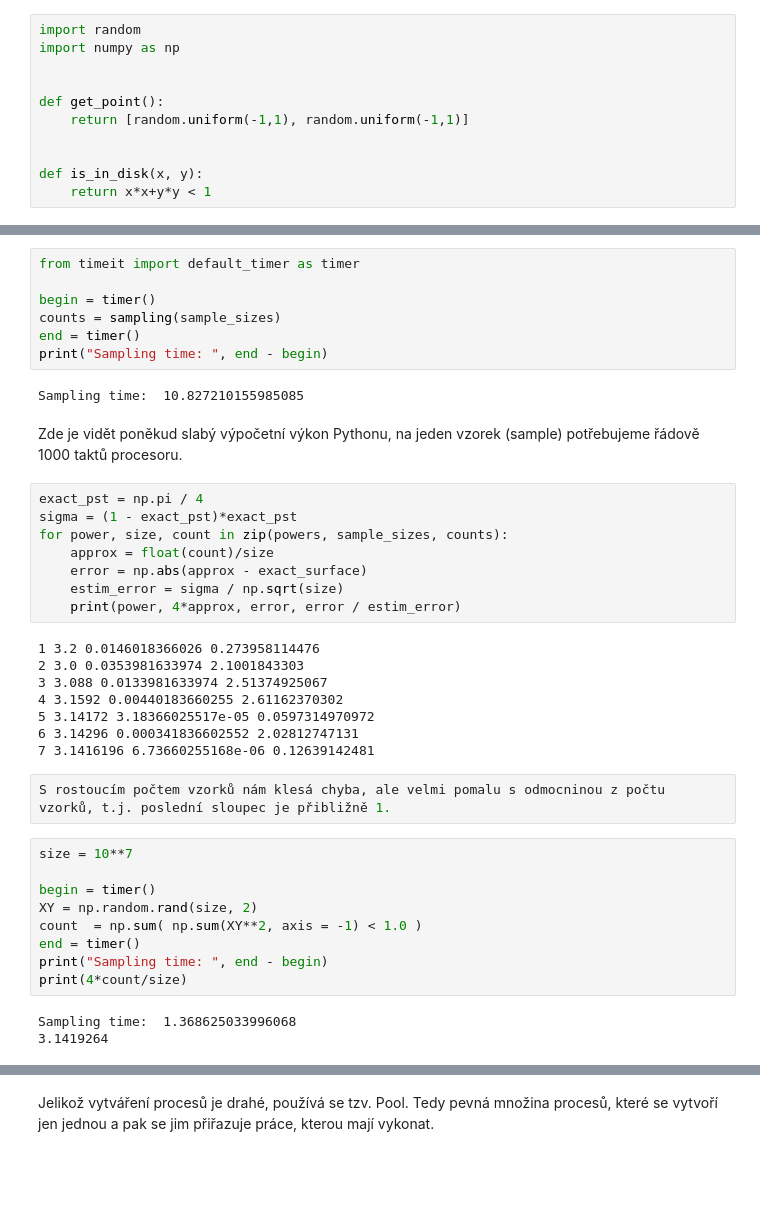
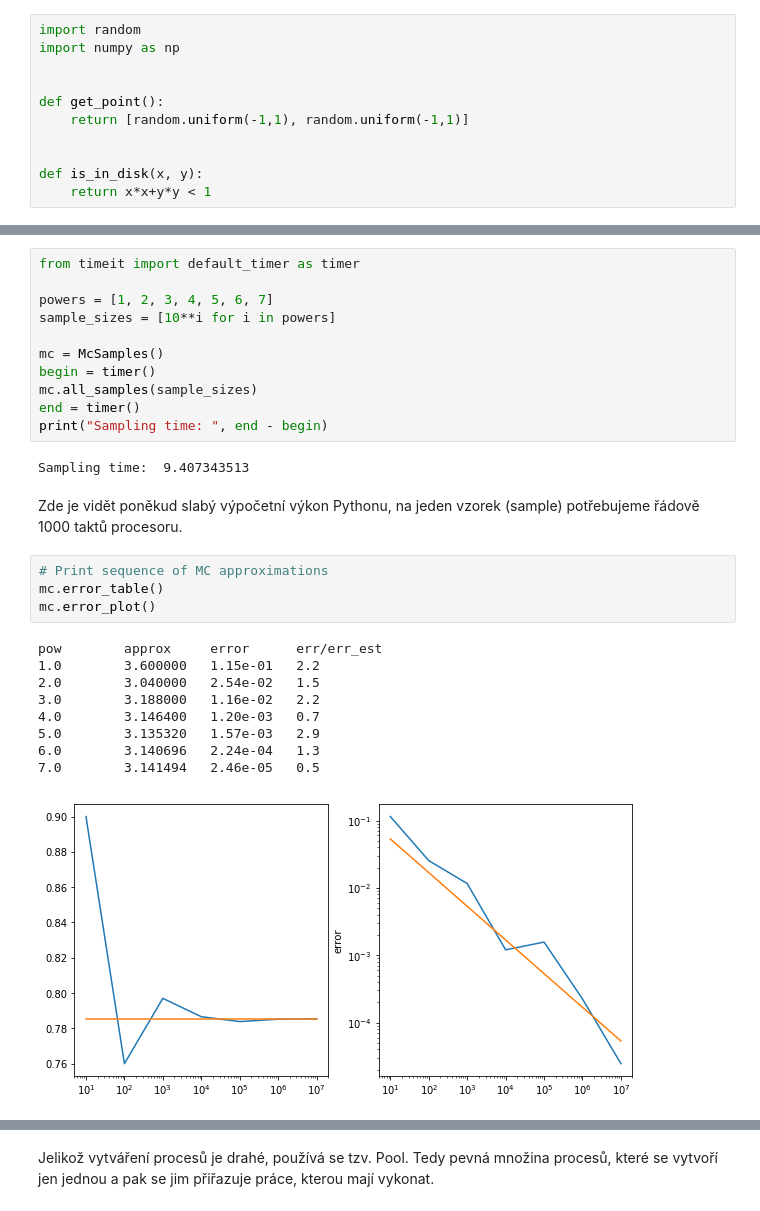
Before and after one commit to jbrezmorf/PAV_course, a Jupyter notebook: Lecture_07_parallel_computing.ipynb, the cells around one changed output, grey strips where cells are left out. Cells and saved outputs as stored; diff of their text form; blank space fills up the shorter version.

```diff
--- a/Lecture_07_parallel_computing.ipynb
+++ b/Lecture_07_parallel_computing.ipynb
@@ -36,41 +89,29 @@ def sampling(sample_sizes):
 # %%
 from timeit import default_timer as timer
 
+powers = [1, 2, 3, 4, 5, 6, 7]
+sample_sizes = [10**i for i in powers]
+
+mc = McSamples()
 begin = timer()
-counts = sampling(sample_sizes)
+mc.all_samples(sample_sizes)
 end = timer()
 print("Sampling time: ", end - begin)
 # %% [output]
-Sampling time:  10.827210155985085
+Sampling time:  9.407343513
 # %% [markdown]
 Zde je vidět poněkud slabý výpočetní výkon Pythonu, na jeden vzorek (sample) potřebujeme řádově 1000 taktů procesoru.
-# %%
-exact_pst = np.pi / 4
-sigma = (1 - exact_pst)*exact_pst
-for power, size, count in zip(powers, sample_sizes, counts):
-    approx = float(count)/size
-    error = np.abs(approx - exact_surface)
-    estim_error = sigma / np.sqrt(size)
-    print(power, 4*approx, error, error / estim_error)
-# %% [output]
-1 3.2 0.0146018366026 0.273958114476
-2 3.0 0.0353981633974 2.1001843303
-3 3.088 0.0133981633974 2.51374925067
-4 3.1592 0.00440183660255 2.61162370302
-5 3.14172 3.18366025517e-05 0.0597314970972
-6 3.14296 0.000341836602552 2.02812747131
-7 3.1416196 6.73660255168e-06 0.12639142481
-# %%
-S rostoucím počtem vzorků nám klesá chyba, ale velmi pomalu s odmocninou z počtu vzorků, t.j. poslední sloupec je přibližně 1.
-# %%
-size = 10**7
-
-begin = timer()
-XY = np.random.rand(size, 2)
-count  = np.sum( np.sum(XY**2, axis = -1) < 1.0 )
-end = timer()
-print("Sampling time: ", end - begin)
-print(4*count/size)
-# %% [output]
-Sampling time:  1.368625033996068
-3.1419264
+# %%
+# Print sequence of MC approximations
+mc.error_table()
+mc.error_plot()
+# %% [output]
+pow        approx     error      err/err_est
+1.0        3.600000   1.15e-01   2.2
+2.0        3.040000   2.54e-02   1.5
+3.0        3.188000   1.16e-02   2.2
+4.0        3.146400   1.20e-03   0.7
+5.0        3.135320   1.57e-03   2.9
+6.0        3.140696   2.24e-04   1.3
+7.0        3.141494   2.46e-05   0.5
+[figure, added]
```
Also changed, not shown: parts of 13 cells of this notebook, 2 other files.
